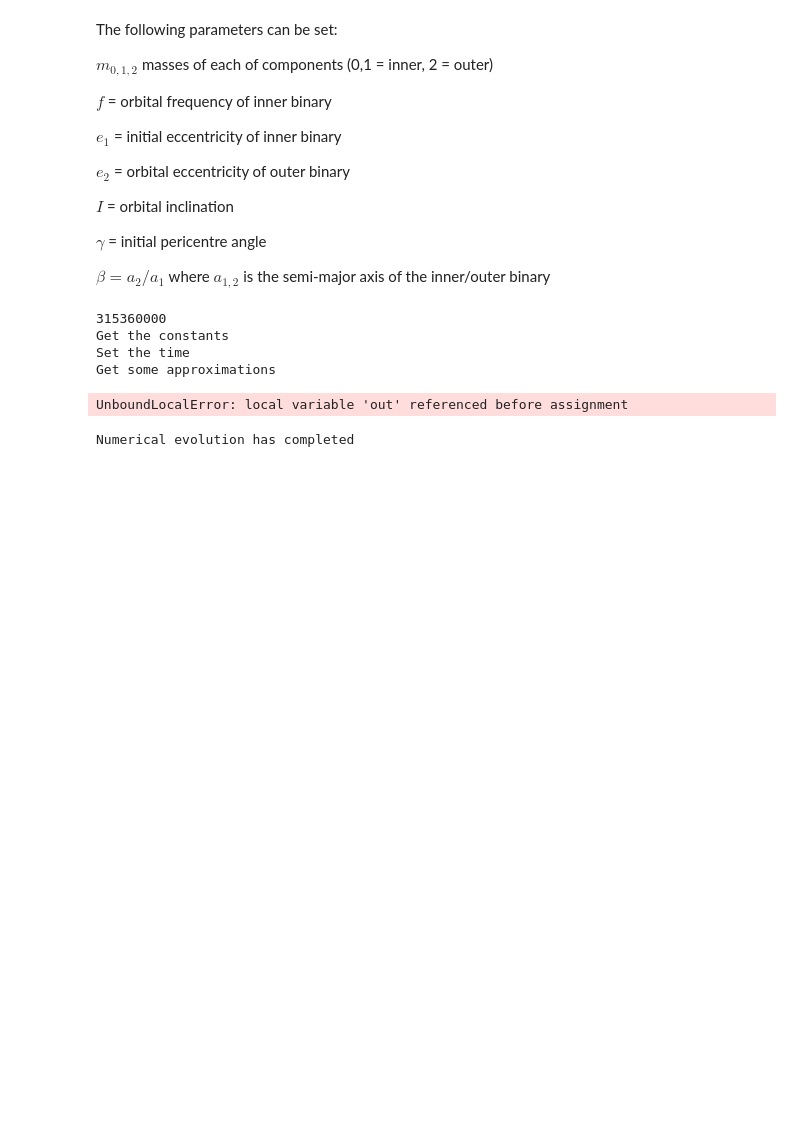
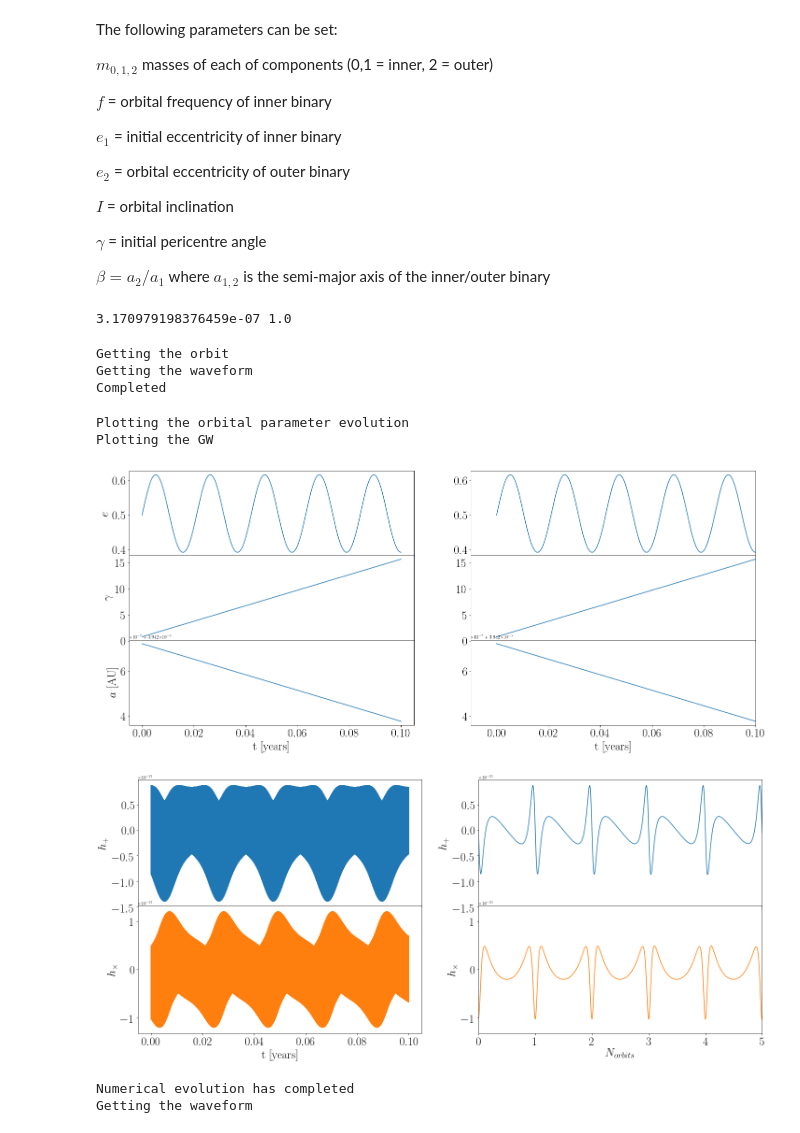
Before and after one commit to tomkimpson/Hierarchical-Triples, a Jupyter notebook: Jupyter/Code/HierarchicalTriples.ipynb, the cells around one changed output. Drawn from its saved outputs; the diff is of its cells as text; code cells hidden in the pictures; blank space fills up the shorter version.

```diff
--- a/Jupyter/Code/HierarchicalTriples.ipynb
+++ b/Jupyter/Code/HierarchicalTriples.ipynb
@@ -39,51 +39,59 @@ m0 = 30*Msolar
 m1 = 30*Msolar
 f1 = 1e-3 #orbital frequency
 e1 = 0.5 #eccentricity
-beta=100
+beta=10
 m2 = 10*Msolar
 e2 =0.6
 I = 60 * np.pi/180.0 #Inclination
 gamma = np.pi/4
-nmodes = 100 #number of modes to sum over for GW
+nmodes = 20 #number of modes to sum over for GW
 iota = 20 * np.pi/180  #angle of L vector w.r.t observer LOS
-D = 1e6 * pc #distance from source to observer 1Gpc
+D = 1e6 * pc #distance from source to observer 1Mpc
 
 #And some integration parameters
-Tint = 5 #years 0.01
+Tint = 0.1 #years 0.01
 #Tres = int(9e4) #Effective timing resolution. Bigger numbers = better
 fs = 2 #effective sampling frequency
+
+max_f = fs/2
+min_f = 1 / (Tint * 365*24*3600)
+
+print (min_f, max_f)
+# %% [output]
+3.170979198376459e-07 1.0
+# %%
+#ANALYTICAL SOLUTION
+
+#Get the orbital motion
+motion = orb.get_orbital_evolution(m0,m1,f1,e1,beta,m2,e2,I,gamma,Tint,fs)
+
+#Generate the waveform
+constants = np.array([m0+m1, nmodes,iota,m0*m1/(m0+m1),D])
+grav = waveform.GW(motion,constants)
+print ('Completed')
+# %% [output]
+Getting the orbit
+Getting the waveform
+Completed
+# %%
+plot_motion(motion) #Plot it if you fancy
+plot_GW(grav,f1)
+# %% [output]
+Plotting the orbital parameter evolution
+Plotting the GW
+[figure, added]
+[figure, added]
 # %%
-#ANALYTICAL SOLUTION
+#NUMERICAL SOLUTION
 
 #Get the orbital motion
-print (Tint*365*24*3600*fs)
-motion = orb.get_orbital_evolution(m0,m1,f1,e1,beta,m2,e2,I,gamma,Tint,fs)
-print (len(motion),Tint*365*24*3600*fs)
-sys.exit()
-
-
-#plot_motion(motion) #Plot it if you fancy
+numerical_motion = orb.get_orbital_evolution_numerical(m0,m1,f1,e1,beta,m2,e2,I,gamma,Tint,fs)
+#plot_motion(numerical_motion)# Plot it if you fancy
 
 #Generate the waveform
 constants = np.array([m0+m1, nmodes,iota,m0*m1/(m0+m1),D])
-grav = waveform.GW(motion,constants)
-plot_GW(grav,f1)
+grav_numerical = waveform.GW(numerical_motion,constants)
+#plot_GW(grav_numerical,f1)
 # %% [output]
-315360000
-Get the constants
-Set the time
-Get some approximations
+Numerical evolution has completed
+Getting the waveform
-UnboundLocalError: local variable 'out' referenced before assignment
-# %%
-#NUMERICAL SOLUTION
-
-#Get the orbital motion
-numerical_motion = orb.get_orbital_evolution_numerical(m0,m1,f1,e1,beta,m2,e2,I,gamma,Tint,Tres)
-#plot_motion(numerical_motion) Plot it if you fancy
-
-#Generate the waveform
-constants = np.array([m0+m1, nmodes,iota])
-grav_numerical = waveform.GW(motion,constants)
-#plot_GW(grav_numerical)
-# %% [output]
-Numerical evolution has completed
```
Also changed, not shown: parts of 5 cells of this notebook, 45 other files.
